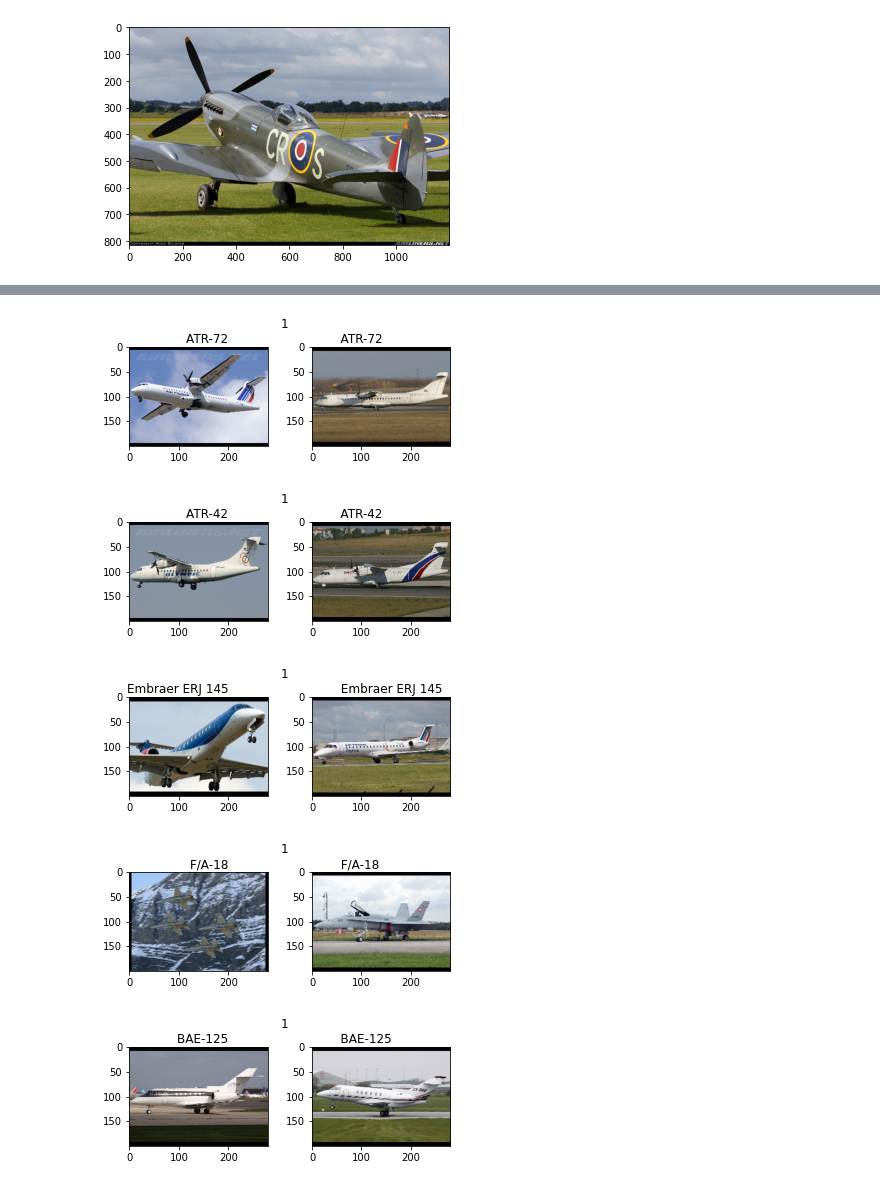
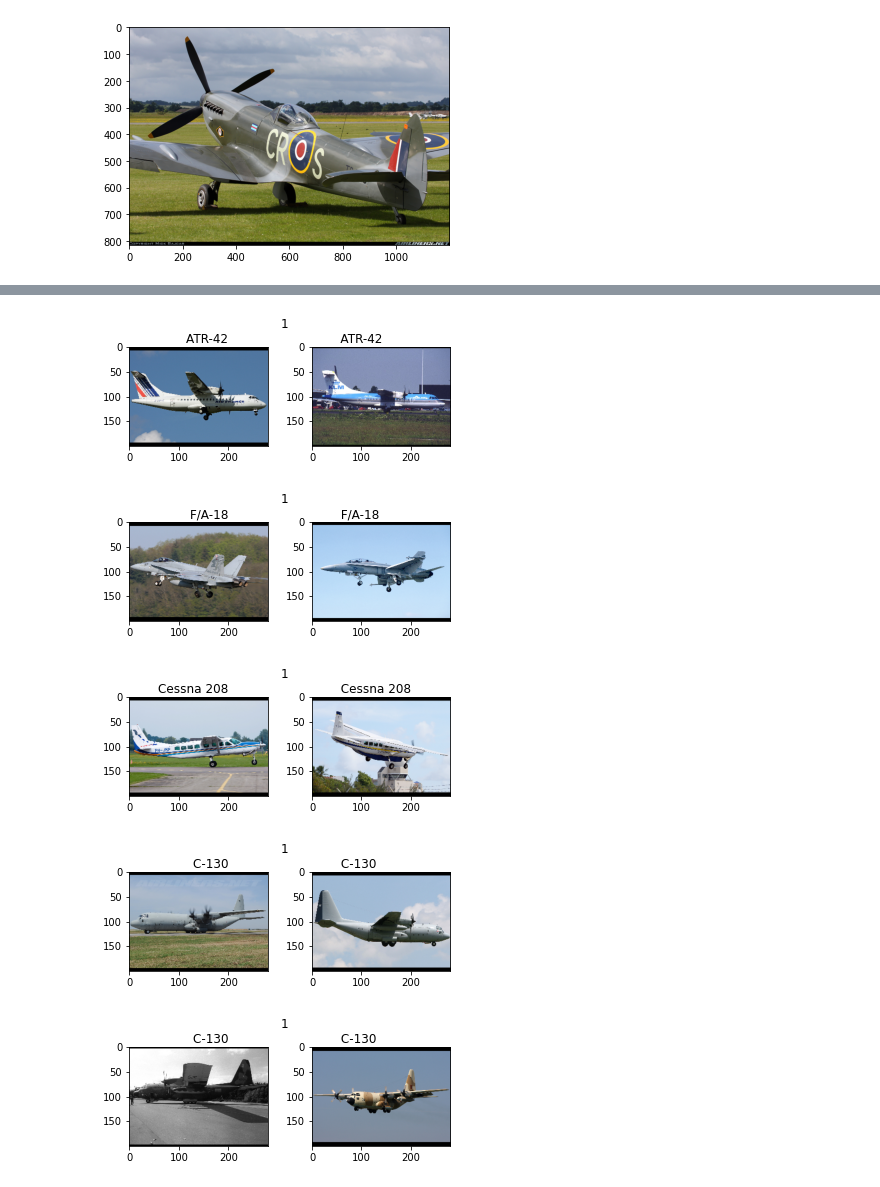
Before and after one commit to beetee17/few_shot_learning, a Jupyter notebook: aircraft/aircraft_prep.ipynb, the cells around one changed output, grey strips where cells are left out. Saved outputs shown, nothing was run; the diff lists cells and outputs as text; code cells hidden in the pictures.

Commit message:
change validation set to be unseen classes

```diff
--- a/aircraft/aircraft_prep.ipynb
+++ b/aircraft/aircraft_prep.ipynb
@@ -29,18 +30,23 @@ Y_train loaded from /D://Y_train.h5!
 # %%
-# split the dataset into training and testing -> 20/30 of the classes will be used for testing
+# split the dataset into training and testing -> 20/30 of the classes will be used for training, 5 for validation and 5 for testing
 with open(r'data\airplane\fgvc-aircraft-2013b\data\util\military_families.txt', 'r') as f:
     train_imgs_dir = {}
     test_imgs_dir = {}
+    val_imgs_dir = {}
 
     NUM_TRAIN = 20
+    NUM_VAL = 25
     count = 0
     for line in f.readlines():
         if count < NUM_TRAIN:
             train_imgs_dir.update({line.strip() : []})
+        elif count < NUM_VAL:
+            val_imgs_dir.update({line.strip() : []})
         else:
             test_imgs_dir.update({line.strip() : []})
         count += 1
 
 print(train_imgs_dir.keys())
+print(val_imgs_dir.keys())
 print(test_imgs_dir.keys())
 # %% [output]
@@ -53,8 +60,10 @@ with open(r'data\airplane\fgvc-aircraft-2013b\data\util\images_family_train.txt'
         model = line[8:].strip()
 
         if model in train_imgs_dir:
+            train_imgs_dir[model].append(img_fn)
 
-            train_imgs_dir[model].append(img_fn)
+        elif model in val_imgs_dir:
+            val_imgs_dir[model].append(img_fn)
 
         elif model in test_imgs_dir:
             test_imgs_dir[model].append(img_fn)
@@ -65,8 +74,11 @@ with open(r'data\airplane\fgvc-aircraft-2013b\data\util\images_family_test.txt',
         model = line[8:].strip()
 
         if model in train_imgs_dir:
+            train_imgs_dir[model].append(img_fn)
 
-            train_imgs_dir[model].append(img_fn)
+        elif model in val_imgs_dir:
+            val_imgs_dir[model].append(img_fn)
+
 
         elif model in test_imgs_dir:
             test_imgs_dir[model].append(img_fn)
@@ -78,8 +90,10 @@ with open(r'data\airplane\fgvc-aircraft-2013b\data\util\images_family_val.txt',
         model = line[8:].strip()
 
         if model in train_imgs_dir:
+            train_imgs_dir[model].append(img_fn)
 
-            train_imgs_dir[model].append(img_fn)
+        elif model in val_imgs_dir:
+            val_imgs_dir[model].append(img_fn)
 
         elif model in test_imgs_dir:
             test_imgs_dir[model].append(img_fn)
@@ -89,6 +103,11 @@ for k in train_imgs_dir.keys():
     print(k, len(train_imgs_dir[k]))
 
 print('\nmodel num samples')
+val_imgs_dir['Embraer ERJ 145'] = np.random.choice(val_imgs_dir['Embraer ERJ 145'], 100).tolist()
+for k in val_imgs_dir.keys():
+    print(k, len(val_imgs_dir[k]))
+
+print('\nmodel num samples')
 for k in test_imgs_dir.keys():
     print(k, len(test_imgs_dir[k]))
 # %% [output]
@@ -132,4 +170,4 @@ saved Y_test to /D://Y_test.h5!
 # %%
-pos_pairs, pos_labels, pos_raw_labels = preprocess.make_positive_pairs(data['X_train'], data['Y_train'], list(train_imgs_dir.keys()), N=15000)
+pos_pairs, pos_labels, pos_raw_labels = preprocess.make_positive_pairs(data['X_val'], data['Y_val'], list(val_imgs_dir.keys()), N=3000)
 print(pos_pairs.shape, pos_labels.shape, len(pos_raw_labels))
 # %% [output]
@@ -174,9 +190,9 @@ print(neg_pairs.shape, neg_labels.shape, len(neg_raw_labels))
 # %%
-utils.show_pairs(5, pos_pairs, pos_labels, pos_raw_labels, random=True)
+utils.show_pairs(5, pos_pairs, pos_labels, pos_raw_labels, random=False)
 # %% [output]
-[figure, old version]
+[figure, new version]
-[figure, old version]
+[figure, new version]
-[figure, old version]
+[figure, new version]
-[figure, old version]
+[figure, new version]
-[figure, old version]
+[figure, new version]
 # %%
```
Also changed, not shown: parts of 17 cells of this notebook.
